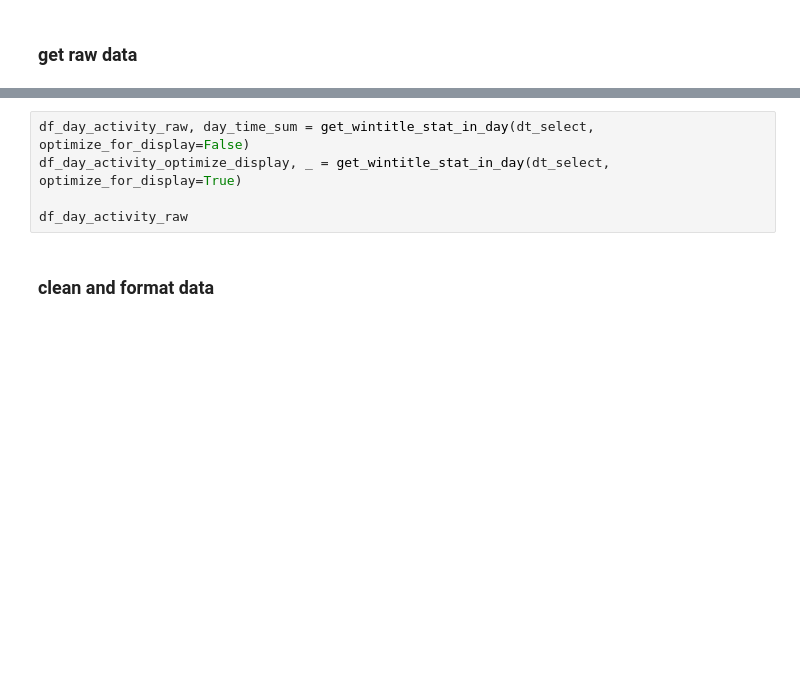
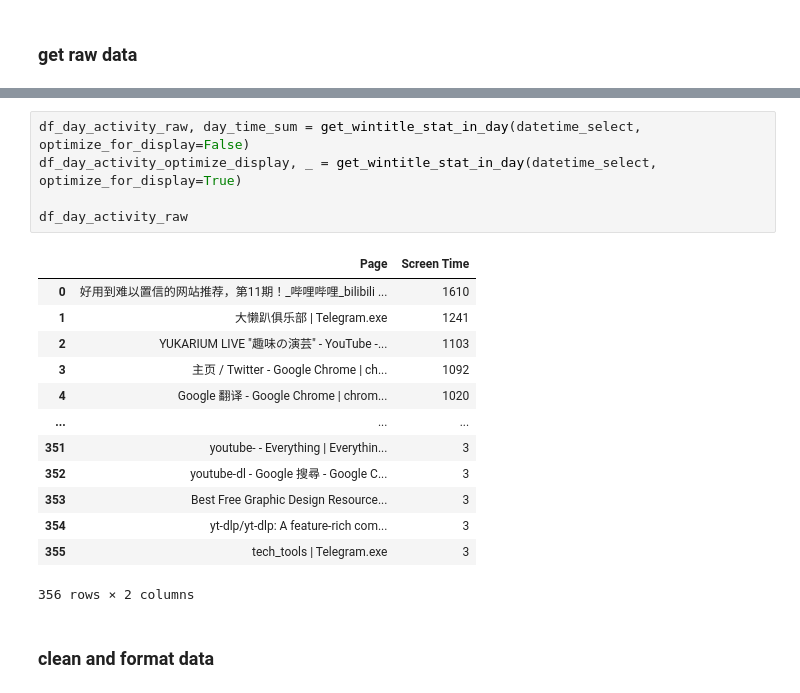
Before and after one commit to yuka-friends/Windrecorder, a Jupyter notebook: extension/LLM_summary_mvp/research.ipynb, the cells around one changed output, grey strips where cells are left out. Cells and saved outputs as stored; diff of their text form; blank space fills up the shorter version.

```diff
--- a/extension/LLM_summary_mvp/research.ipynb
+++ b/extension/LLM_summary_mvp/research.ipynb
@@ -25,8 +43,22 @@ df_day_search_result
 # %%
-df_day_activity_raw, day_time_sum = get_wintitle_stat_in_day(dt_select, optimize_for_display=False)
-df_day_activity_optimize_display, _ = get_wintitle_stat_in_day(dt_select, optimize_for_display=True)
+df_day_activity_raw, day_time_sum = get_wintitle_stat_in_day(datetime_select, optimize_for_display=False)
+df_day_activity_optimize_display, _ = get_wintitle_stat_in_day(datetime_select, optimize_for_display=True)
 
 df_day_activity_raw
+# %% [output]
+|  | Page | Screen Time |
+| 0 | 好用到难以置信的网站推荐，第11期！_哔哩哔哩_bilibili ... | 1610 |
+| 1 | 大懒趴俱乐部 | Telegram.exe | 1241 |
+| 2 | YUKARIUM LIVE "趣味の演芸" - YouTube -... | 1103 |
+| 3 | 主页 / Twitter - Google Chrome | ch... | 1092 |
+| 4 | Google 翻译 - Google Chrome | chrom... | 1020 |
+| ... | ... | ... |
+| 351 | youtube- - Everything | Everythin... | 3 |
+| 352 | youtube-dl - Google 搜尋 - Google C... | 3 |
+| 353 | Best Free Graphic Design Resource... | 3 |
+| 354 | yt-dlp/yt-dlp: A feature-rich com... | 3 |
+| 355 | tech_tools | Telegram.exe | 3 |
+356 rows × 2 columns
 # %% [markdown]
 ### clean and format data
 # %%
```
Also changed, not shown: parts of 8 cells of this notebook, 2 other files.
